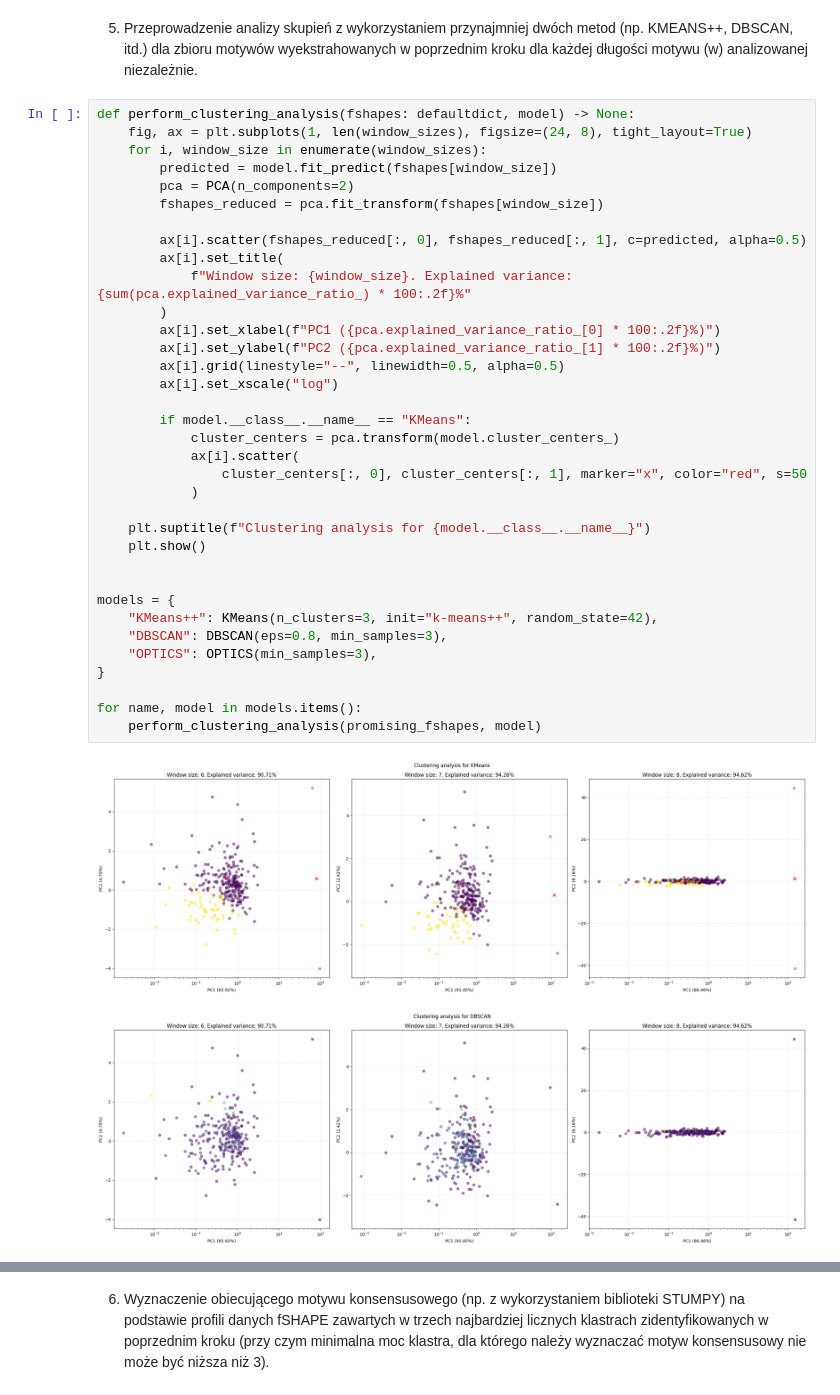
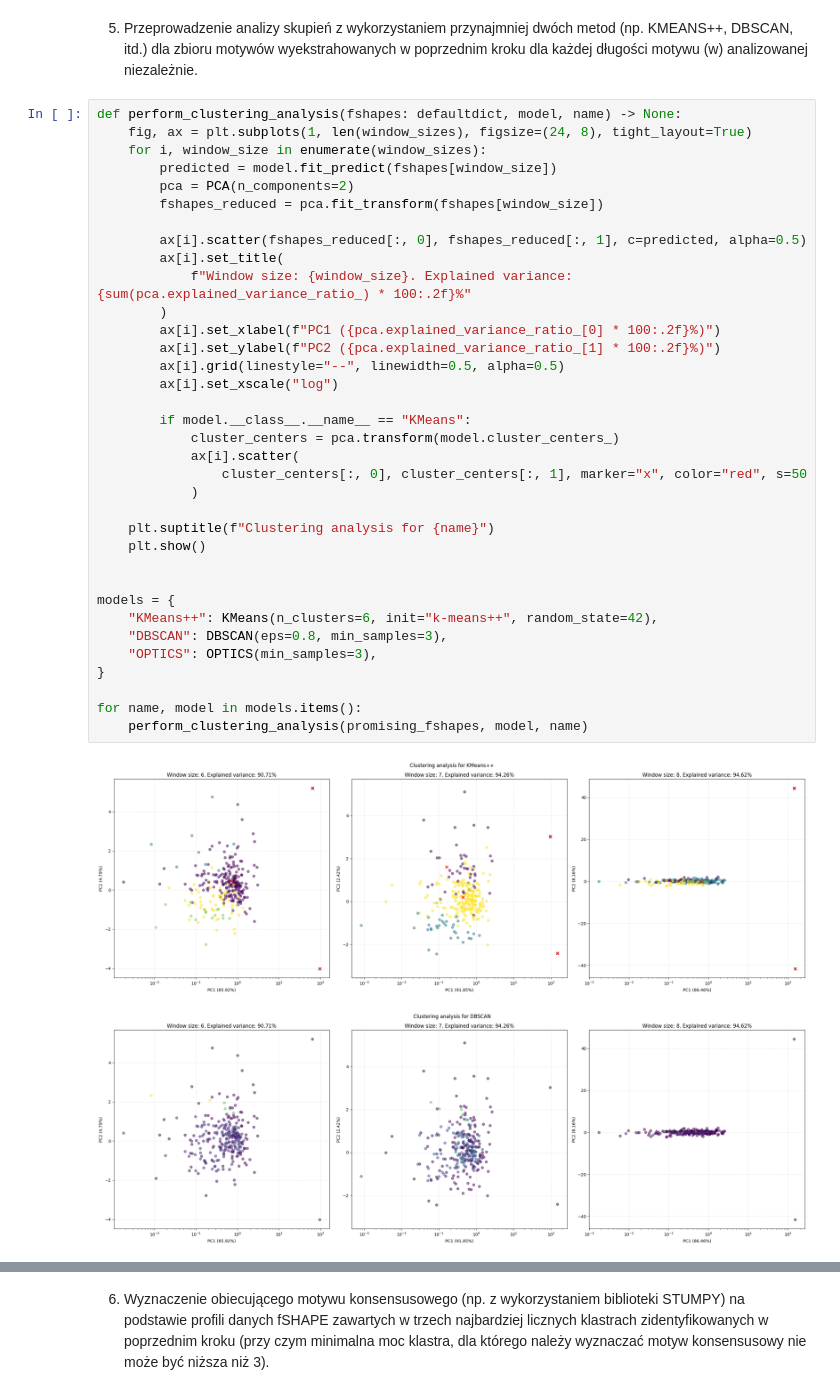
Before and after one commit to Mimikkk/2024-siwb, a Jupyter notebook: project-2/hnrnpc_motifs.ipynb, the cells around one changed output, grey strips where cells are left out. Drawn from its saved outputs; the diff is of its cells as text.

Commit message:
Add kmeans(n_cluster=6)
Fix name of plot KMeans++

```diff
--- a/project-2/hnrnpc_motifs.ipynb
+++ b/project-2/hnrnpc_motifs.ipynb
@@ -86,42 +87,42 @@ For window size 8 there are 757 promising motifs
 # %% [markdown]
 5. Przeprowadzenie analizy skupień z wykorzystaniem przynajmniej dwóch metod (np. KMEANS++, DBSCAN, itd.) dla zbioru motywów wyekstrahowanych w poprzednim kroku dla każdej długości motywu (w) analizowanej niezależnie.
 # %%
-def perform_clustering_analysis(fshapes: defaultdict, model) -> None:
+def perform_clustering_analysis(fshapes: defaultdict, model, name) -> None:
     fig, ax = plt.subplots(1, len(window_sizes), figsize=(24, 8), tight_layout=True)
     for i, window_size in enumerate(window_sizes):
         predicted = model.fit_predict(fshapes[window_size])
         pca = PCA(n_components=2)
         fshapes_reduced = pca.fit_transform(fshapes[window_size])
 
         ax[i].scatter(fshapes_reduced[:, 0], fshapes_reduced[:, 1], c=predicted, alpha=0.5)
         ax[i].set_title(
             f"Window size: {window_size}. Explained variance: {sum(pca.explained_variance_ratio_) * 100:.2f}%"
         )
         ax[i].set_xlabel(f"PC1 ({pca.explained_variance_ratio_[0] * 100:.2f}%)")
         ax[i].set_ylabel(f"PC2 ({pca.explained_variance_ratio_[1] * 100:.2f}%)")
         ax[i].grid(linestyle="--", linewidth=0.5, alpha=0.5)
         ax[i].set_xscale("log")
 
         if model.__class__.__name__ == "KMeans":
             cluster_centers = pca.transform(model.cluster_centers_)
             ax[i].scatter(
                 cluster_centers[:, 0], cluster_centers[:, 1], marker="x", color="red", s=50
             )
 
-    plt.suptitle(f"Clustering analysis for {model.__class__.__name__}")
+    plt.suptitle(f"Clustering analysis for {name}")
     plt.show()
 
 
 models = {
-    "KMeans++": KMeans(n_clusters=3, init="k-means++", random_state=42),
+    "KMeans++": KMeans(n_clusters=6, init="k-means++", random_state=42),
     "DBSCAN": DBSCAN(eps=0.8, min_samples=3),
     "OPTICS": OPTICS(min_samples=3),
 }
 
 for name, model in models.items():
-    perform_clustering_analysis(promising_fshapes, model)
+    perform_clustering_analysis(promising_fshapes, model, name)
 # %% [output]
-[figure, old version]
+[figure, new version]
 [figure]
 [figure]
 # %% [markdown]
```
Also changed, not shown: parts of 6 cells of this notebook.
